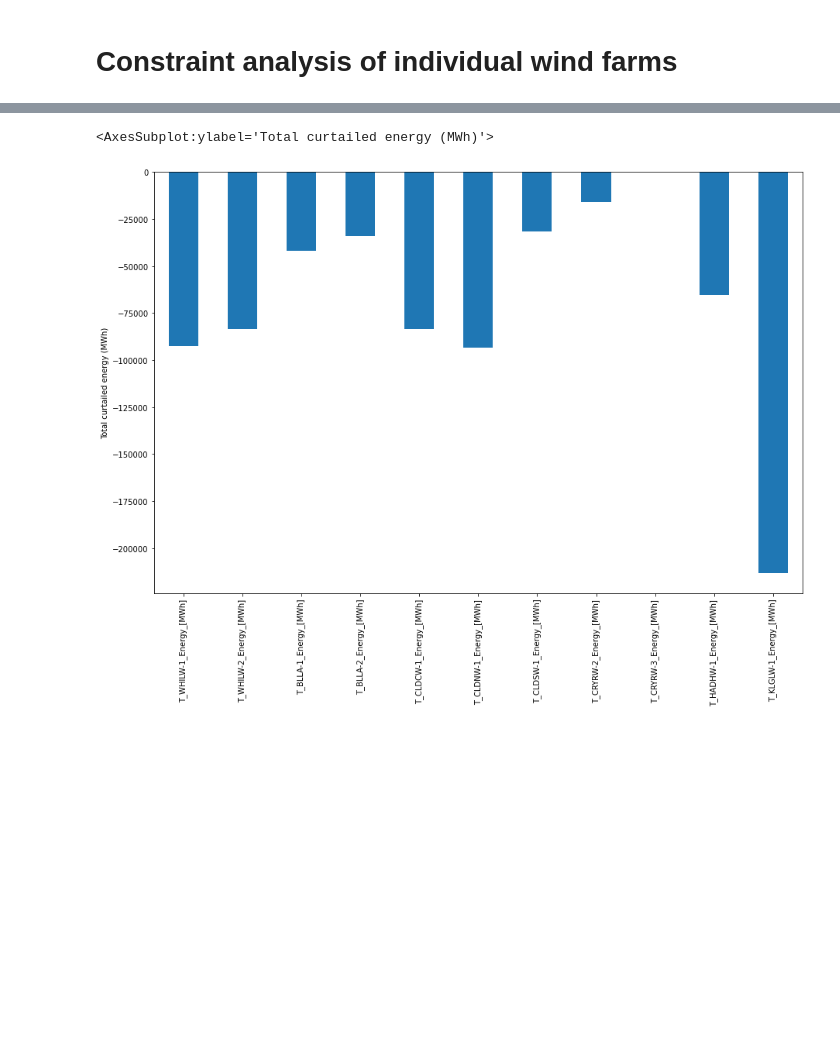
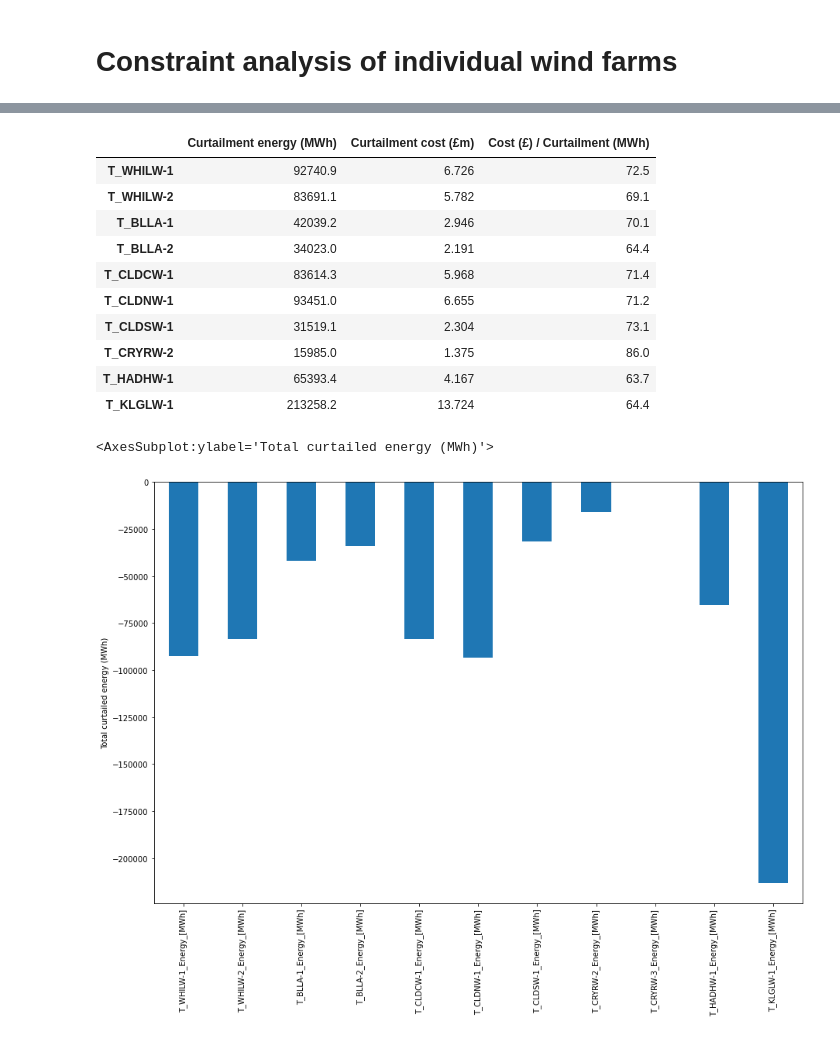
Before and after one commit to andrewlyden/EnergyData, a Jupyter notebook: Constraints/Wind Farm Constraints.ipynb, the cells around one changed output, grey strips where cells are left out. Drawn from its saved outputs; the diff is of its cells as text; code cells hidden in the pictures; blank space fills up the shorter version.

```diff
--- a/Constraints/Wind Farm Constraints.ipynb
+++ b/Constraints/Wind Farm Constraints.ipynb
@@ -28,3 +28,24 @@ df_energy
+# %%
+table = pd.concat([pd.DataFrame(data=df_energy.sum().values * -1), pd.DataFrame(data=df_cost.sum().values)], axis=1)
+table.columns = ['Curtailment energy (MWh)', 'Curtailment cost (£)']
+table.index = df_energy.columns[:11].str[:-13]
+table['Curtailment energy (MWh)'] = round(table['Curtailment energy (MWh)'], 1)
+table['Curtailment cost (£m)'] = round(table['Curtailment cost (£)'] / 1000000, 3)
+table['Cost (£) / Curtailment (MWh)'] = round(table['Curtailment cost (£)'] / table['Curtailment energy (MWh)'], 1)
+#  round(table['Curtailment energy (MWh)'], 1)
+table.drop(index=['T_CRYRW-3'], columns=['Curtailment cost (£)'])
+# %% [output]
+|  | Curtailment energy (MWh) | Curtailment cost (£m) | Cost (£) / Curtailment (MWh) |
+| T_WHILW-1 | 92740.9 | 6.726 | 72.5 |
+| T_WHILW-2 | 83691.1 | 5.782 | 69.1 |
+| T_BLLA-1 | 42039.2 | 2.946 | 70.1 |
+| T_BLLA-2 | 34023.0 | 2.191 | 64.4 |
+| T_CLDCW-1 | 83614.3 | 5.968 | 71.4 |
+| T_CLDNW-1 | 93451.0 | 6.655 | 71.2 |
+| T_CLDSW-1 | 31519.1 | 2.304 | 73.1 |
+| T_CRYRW-2 | 15985.0 | 1.375 | 86.0 |
+| T_HADHW-1 | 65393.4 | 4.167 | 63.7 |
+| T_KLGLW-1 | 213258.2 | 13.724 | 64.4 |
 # %%
 df.iloc[:,:11].sum().plot.bar(figsize=(15,10), ylabel='Total curtailed energy (MWh)')
 # %% [output]
```
Also changed, not shown: parts of 5 cells of this notebook.
